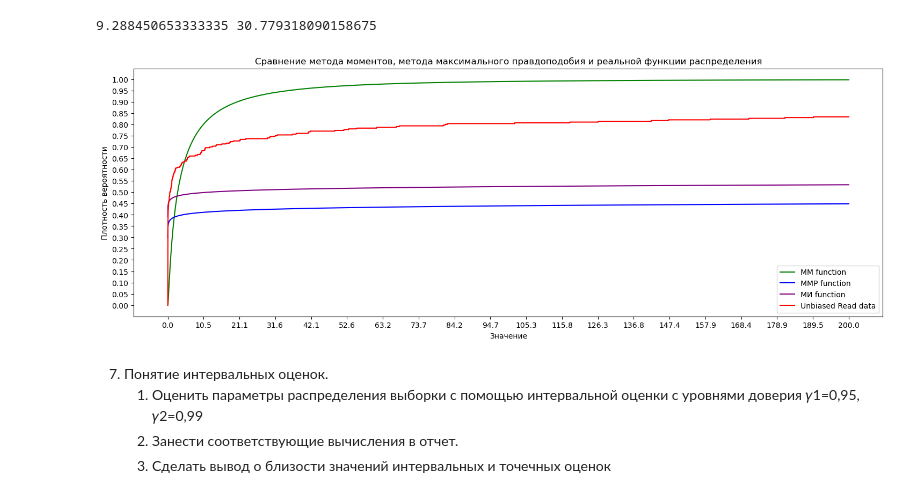
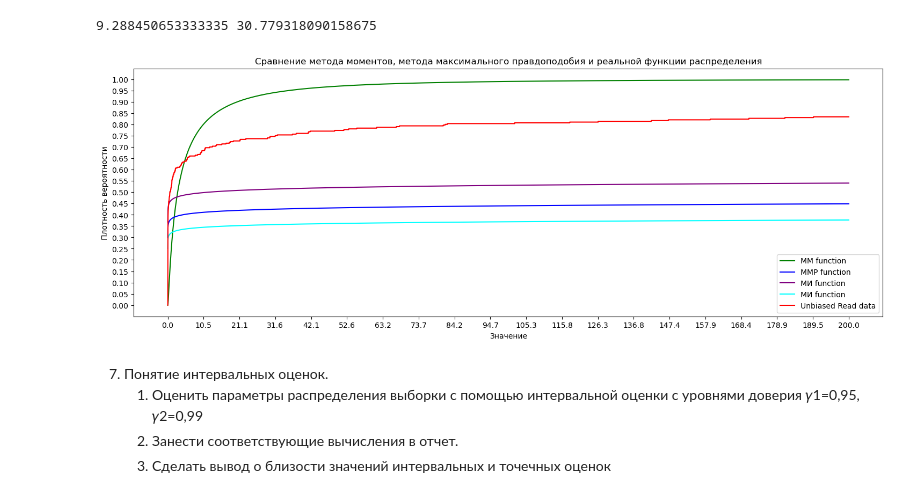
Before and after one commit to Numillyash/matstat-coursework, a Jupyter notebook: lognorm.ipynb, the cells around one changed output. Drawn from its saved outputs; the diff is of its cells as text; code cells hidden in the pictures.

```diff
--- a/lognorm.ipynb
+++ b/lognorm.ipynb
@@ -483,31 +533,31 @@ print(mu, sсo)
 # %%
 Y_real = [F_real(x, 1.061861702728239, 1.527684561972372) for x in X]
 Y_real2 = [F_real(x, 9.288450653333335, 30.779318090158675) for x in X]
-Y_real3 = [F_real(x, 2.5, 34) for x in X]
+Y_real3 = [F_real(x, 2.4868455716244284, 27.873315986532926) for x in X]
+Y_real4 = [F_real(x, 16.09005573504224, 34.354922027664365) for x in X]
 Y_read = [f_hat(a, our_data) for a in X]
 
 mu = 0.35
 sco = 4.78
 
 fig, ax = plt.subplots(figsize=(18, 6))
 ax.plot(X, Y_real, color='green', label=f'MM function')
 ax.plot(X, Y_real2, color='blue', label=f'MMP function')
-# ax.plot(X, Y_real3, color='purple', label=f'MИ function')
+ax.plot(X, Y_real3, color='purple', label=f'MИ function')
+ax.plot(X, Y_real4, color='cyan', label=f'MИ function')
 ax.plot(X, Y_read, color='red', label=f'{our_data.dataName}')
 # Настройка внешнего вида графика
 ax.set_xlabel('Значение')
 ax.set_ylabel('Плотность вероятности')
 ax.set_title(f'Сравнение метода моментов, метода максимального правдоподобия и реальной функции распределения')
 ax.set_xticks(xt)
 ax.set_yticks(yt)
 ax.legend()
 
 # Вывод графика на экран
 plt.show()
-
-# вывод - ММ хуета
 # %% [output]
-[figure, old version]
+[figure, new version]
 # %% [markdown]
 7. Понятие интервальных оценок.
     1. Оценить  параметры  распределения  выборки  с  помощью  интервальной  оценки  с уровнями доверия 𝛾1=0,95, 𝛾2=0,99
```
Also changed, not shown: parts of 3 cells of this notebook.
